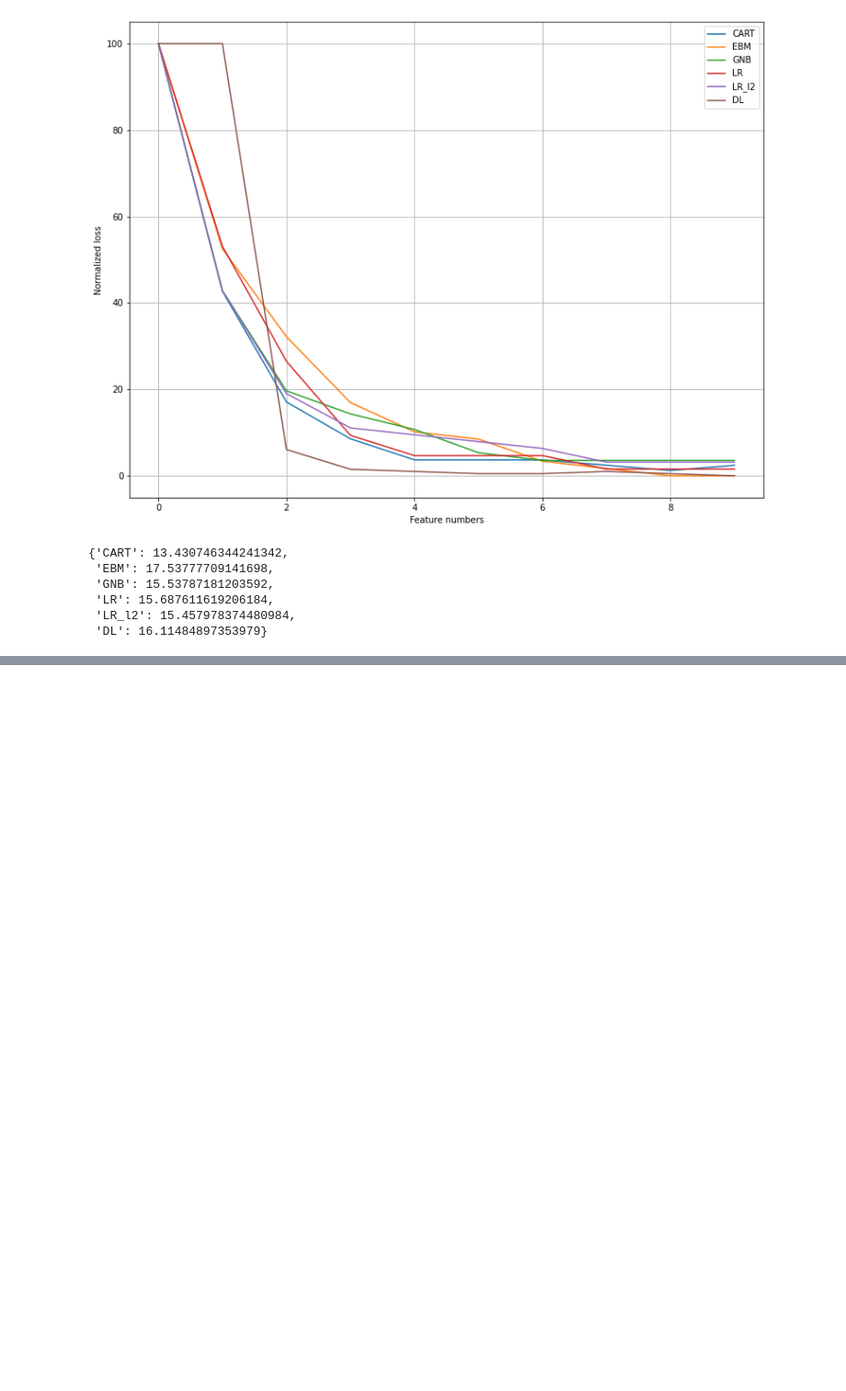
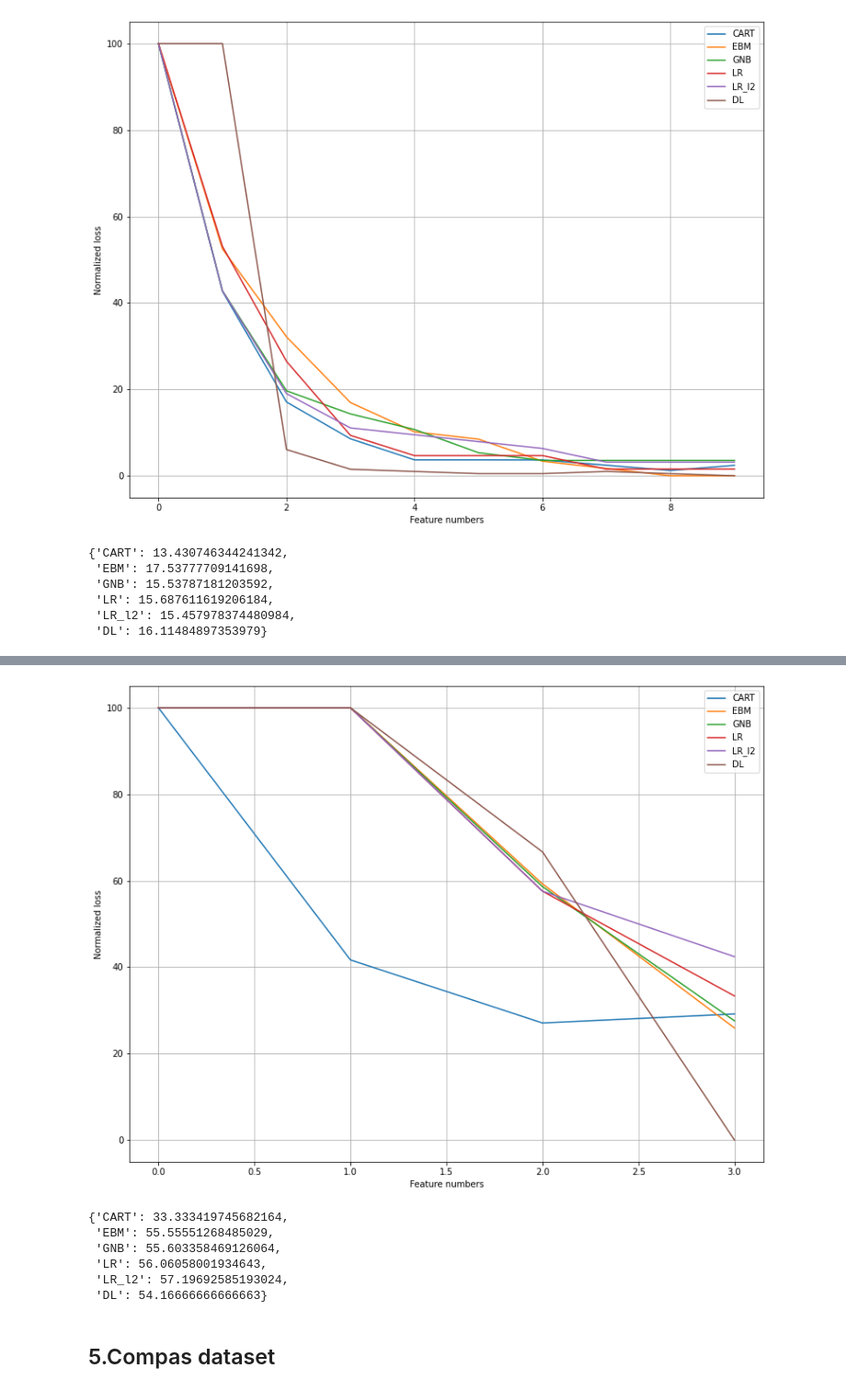
Before and after one commit to bartsvoboda/XAI_models, a Jupyter notebook: results_analysis/feature_density_analysis.ipynb, the cells around one changed output, grey strips where cells are left out. Shown at 92% size. Saved outputs shown, nothing was run; the diff lists cells and outputs as text; code cells hidden in the pictures; blank space fills up the shorter version.

```diff
--- a/results_analysis/feature_density_analysis.ipynb
+++ b/results_analysis/feature_density_analysis.ipynb
@@ -110,0 +213,4 @@ breast_auc_loss
+# %%
+climate_data_results = calculate_losses(3)
+climate_df_results = pd.DataFrame(climate_data_results)
+climate_df_results
@@ -110,0 +255,16 @@ breast_auc_loss
+# %%
+plot_losses(4, climate_df_results)
+# %% [output]
+[figure, added]
+# %%
+climate_auc_loss = calculate_loss_auc(climate_df_results, delimiter=4)
+climate_auc_loss
+# %% [output]
+{'CART': 33.333419745682164,
+ 'EBM': 55.55551268485029,
+ 'GNB': 55.603358469126064,
+ 'LR': 56.06058001934643,
+ 'LR_l2': 57.19692585193024,
+ 'DL': 54.16666666666663}
+# %% [markdown]
+## 5.Compas dataset
```
Also changed, not shown: parts of 24 cells of this notebook, 11 other files.
